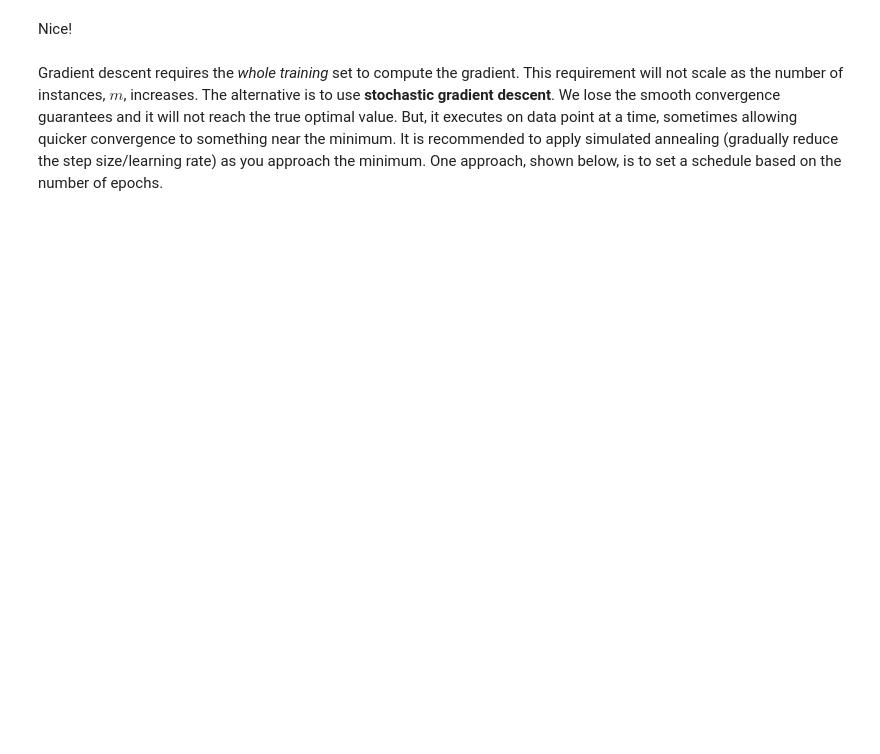
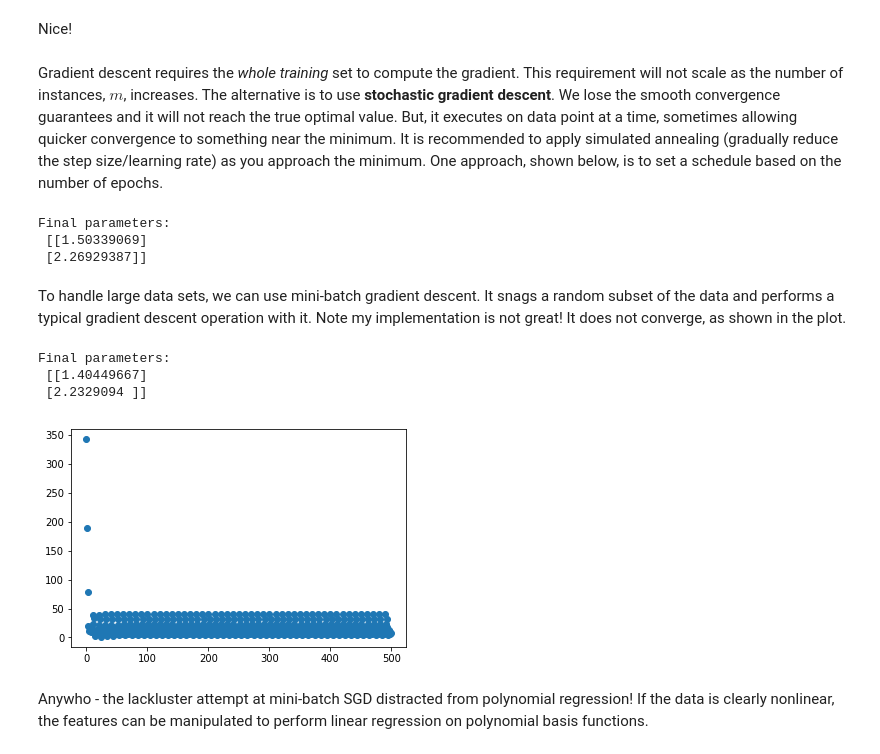
Before and after one commit to drpjm/python-ml-sandbox, a Jupyter notebook: Chapter04-Training/LinearRegression.ipynb, the cells around one changed output. Drawn from its saved outputs; the diff is of its cells as text; code cells hidden in the pictures; blank space fills up the shorter version.

Commit message:
Added a somewhat naive approach to mini-batch gradient descent; practiced LinearRegression with PolynomialFeatures.

```diff
--- a/Chapter04-Training/LinearRegression.ipynb
+++ b/Chapter04-Training/LinearRegression.ipynb
@@ -102,10 +103,61 @@ theta = np.random.randn(2,1) # again, random initialization
 for epoch in range(n_epochs):
     for i in range(m):
         random_idx = np.random.randint(m)
+        # Slices out the entry at the random index
         xi = X_b[random_idx:random_idx+1]
         yi = y[random_idx:random_idx+1]
         gradients = 2 * xi.T.dot(xi.dot(theta) - yi)
         eta = learning_schedule(epoch * m + i)
         theta = theta - eta * gradients
 
-print("Final parameters: " + str(theta))
+print("Final parameters:\n " + str(theta))
+# %% [output]
+Final parameters:
+ [[1.50339069]
+ [2.26929387]]
+# %% [markdown]
+To handle large data sets, we can use mini-batch gradient descent. It snags a random subset of the data and performs a typical gradient descent operation with it. Note my implementation is not great! It does not converge, as shown in the plot.
+# %%
+from sklearn.utils import shuffle
+
+n_epochs = 50
+n_batches = 10
+batch_size = m / n_batches
+
+theta = np.random.randn(2,1)
+
+eta = 0.01
+gradient_norms = []
+# For each epoch compute the gradient over the minibatch. Repeat for next batch.
+for epoch in range(n_epochs):
+    # Shuffle up the data sets and targets
+    X_shuffle, y_shuffle = shuffle(X_b, y)
+    start_idx = 0
+    stop_idx = int(batch_size - 1)
+    for i in range(n_batches):
+        X_batch = X_b[start_idx:stop_idx]
+        y_batch = y[start_idx:stop_idx]
+        gradients = 2 * X_batch.T.dot(X_batch.dot(theta) - y_batch)
+        grad_norm = np.linalg.norm(gradients)
+        gradient_norms.append(grad_norm)
+        # Arbitrary, fixed schedule - it should be something nicer like
+        # regular SGD, but anything higher than eta = 0.01 leads to instability
+        if grad_norm < 100:
+            eta = 0.005
+        theta = theta - eta * gradients
+        start_idx = int(stop_idx + 1)
+        stop_idx = int(stop_idx + batch_size)
+
+print("Final parameters:\n " + str(theta))
+# %% [output]
+Final parameters:
+ [[1.40449667]
+ [2.2329094 ]]
+# %%
+idxs = range(0,len(gradient_norms))
+plt.scatter(idxs,gradient_norms)
+plt.show()
+# %% [output]
+[figure, added]
+# %% [markdown]
+Anywho - the lackluster attempt at mini-batch SGD distracted from polynomial regression! If the data is clearly nonlinear, the features can be manipulated to perform linear regression on polynomial basis functions.
```
Also changed, not shown: parts of 14 cells of this notebook.
